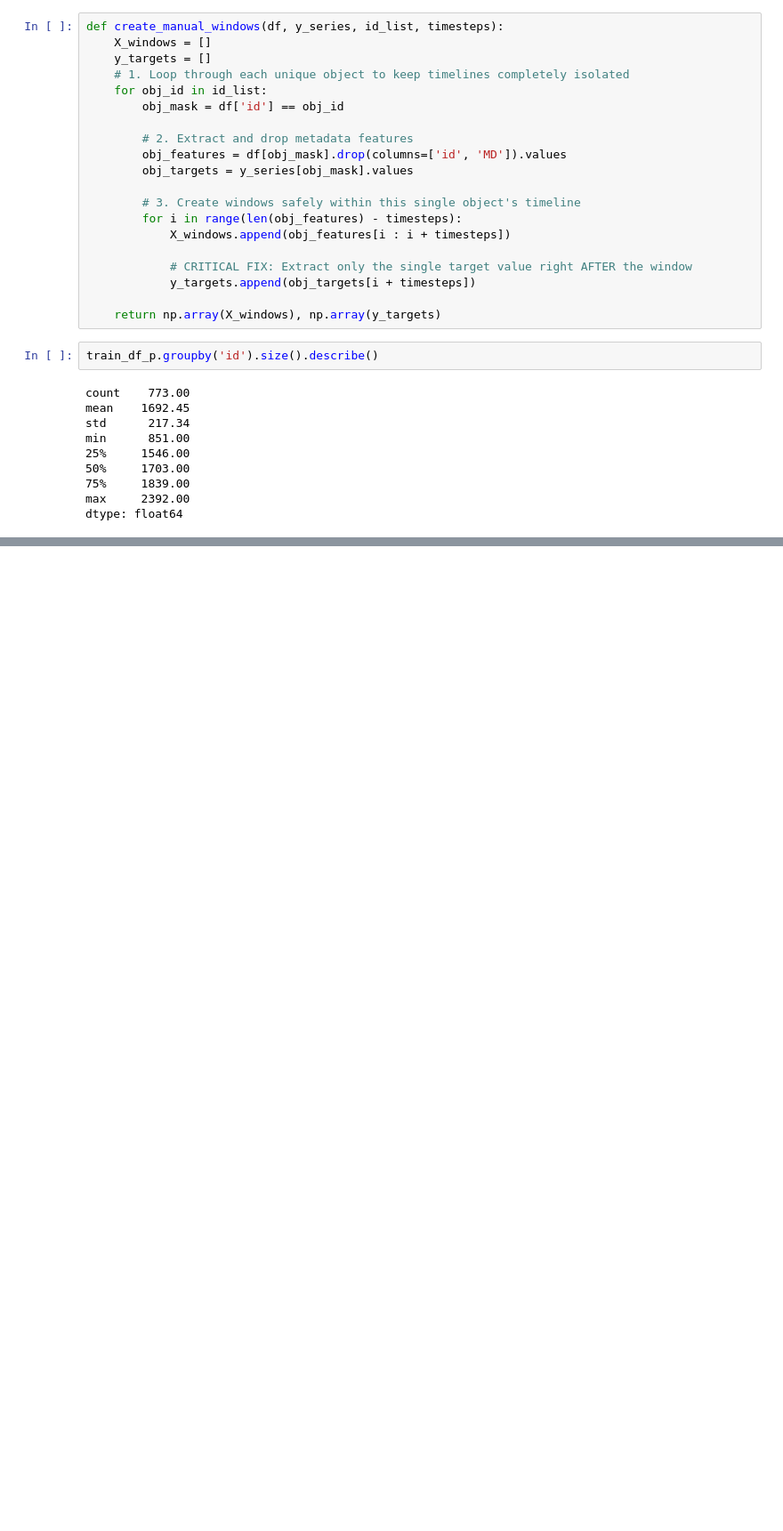
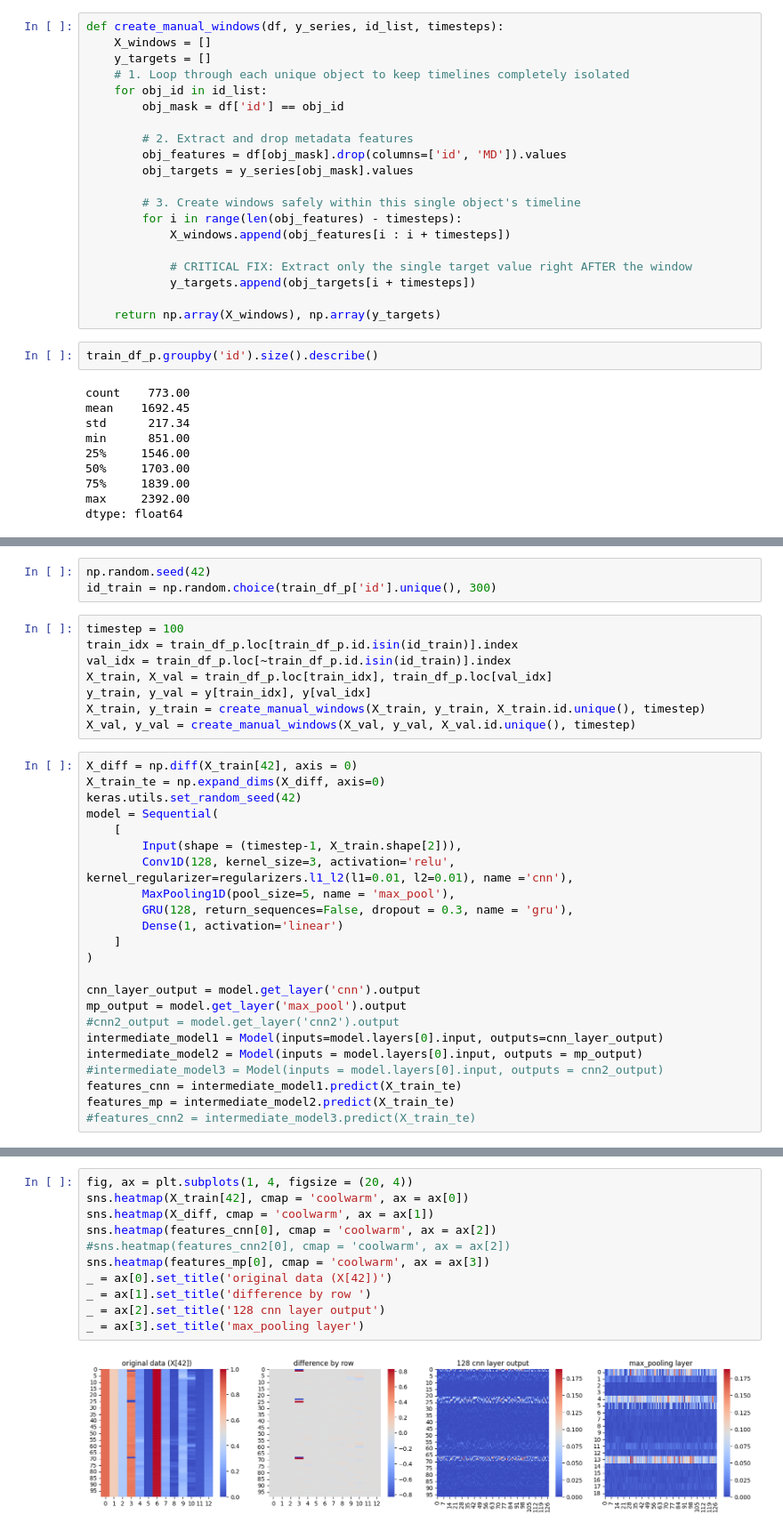
Before and after one commit to affogato-lab/rogii-crepe, a Jupyter notebook: oil-drill.ipynb, the cells around one changed output, grey strips where cells are left out. Shown at 89% size. Cells and saved outputs as stored; diff of their text form; blank space fills up the shorter version.

```diff
--- a/oil-drill.ipynb
+++ b/oil-drill.ipynb
@@ -296,0 +305,34 @@ dtype: float64
+# %%
+np.random.seed(42)
+id_train = np.random.choice(train_df_p['id'].unique(), 300)
+# %%
+timestep = 100
+train_idx = train_df_p.loc[train_df_p.id.isin(id_train)].index
+val_idx = train_df_p.loc[~train_df_p.id.isin(id_train)].index
+X_train, X_val = train_df_p.loc[train_idx], train_df_p.loc[val_idx]
+y_train, y_val = y[train_idx], y[val_idx]
+X_train, y_train = create_manual_windows(X_train, y_train, X_train.id.unique(), timestep)
+X_val, y_val = create_manual_windows(X_val, y_val, X_val.id.unique(), timestep)
+# %%
+X_diff = np.diff(X_train[42], axis = 0)
+X_train_te = np.expand_dims(X_diff, axis=0)
+keras.utils.set_random_seed(42)
+model = Sequential(
+    [
+        Input(shape = (timestep-1, X_train.shape[2])),
+        Conv1D(128, kernel_size=3, activation='relu', kernel_regularizer=regularizers.l1_l2(l1=0.01, l2=0.01), name ='cnn'),
+        MaxPooling1D(pool_size=5, name = 'max_pool'),
+        GRU(128, return_sequences=False, dropout = 0.3, name = 'gru'),
+        Dense(1, activation='linear')
+    ]
+)
+
+cnn_layer_output = model.get_layer('cnn').output
+mp_output = model.get_layer('max_pool').output
+#cnn2_output = model.get_layer('cnn2').output
+intermediate_model1 = Model(inputs=model.layers[0].input, outputs=cnn_layer_output)
+intermediate_model2 = Model(inputs = model.layers[0].input, outputs = mp_output)
+#intermediate_model3 = Model(inputs = model.layers[0].input, outputs = cnn2_output)
+features_cnn = intermediate_model1.predict(X_train_te)
+features_mp = intermediate_model2.predict(X_train_te)
+#features_cnn2 = intermediate_model3.predict(X_train_te)
@@ -297 +343,14 @@ dtype: float64
+# %%
+fig, ax = plt.subplots(1, 4, figsize = (20, 4))
+sns.heatmap(X_train[42], cmap = 'coolwarm', ax = ax[0])
+sns.heatmap(X_diff, cmap = 'coolwarm', ax = ax[1])
+sns.heatmap(features_cnn[0], cmap = 'coolwarm', ax = ax[2])
+#sns.heatmap(features_cnn2[0], cmap = 'coolwarm', ax = ax[2])
+sns.heatmap(features_mp[0], cmap = 'coolwarm', ax = ax[3])
+_ = ax[0].set_title('original data (X[42])')
+_ = ax[1].set_title('difference by row ')
+_ = ax[2].set_title('128 cnn layer output')
+_ = ax[3].set_title('max_pooling layer')
+# %% [output]
+[figure, added]
 # %%
```
Also changed, not shown: parts of 5 cells of this notebook.
